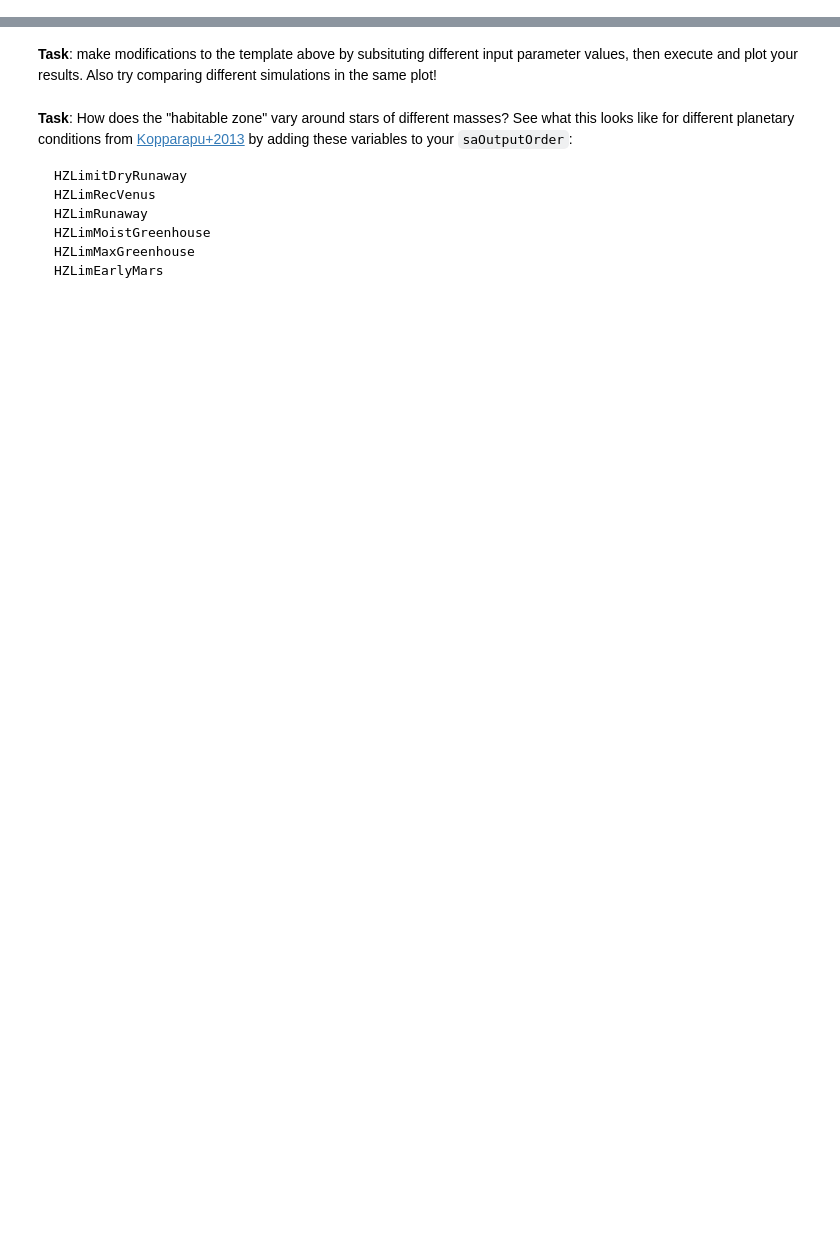
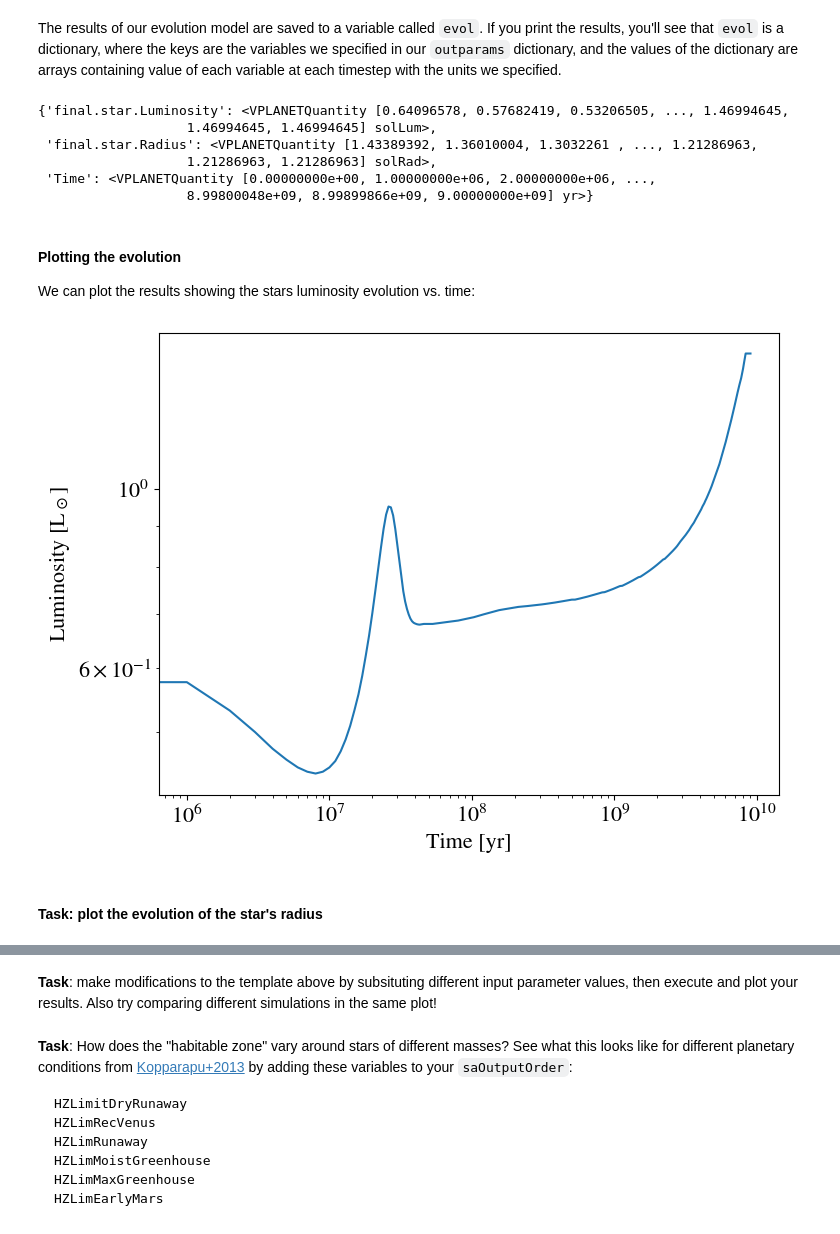
Before and after one commit to jbirky/yupra, a Jupyter notebook: tutorials/1_introduction_to_stellar.ipynb, the cells around one changed output, grey strips where cells are left out. Saved outputs shown, nothing was run; the diff lists cells and outputs as text; code cells hidden in the pictures; blank space fills up the shorter version.

```diff
--- a/tutorials/1_introduction_to_stellar.ipynb
+++ b/tutorials/1_introduction_to_stellar.ipynb
@@ -481,0 +46,4 @@ saOutputOrder Time Luminosity Radius Temperature LXUVTot RotPer
+# %%
+# Dictionary of input parameters and units
+inparams = {"star.dMass": u.Msun,
+            "vpl.dStopTime": u.Gyr}
@@ -481,0 +54,4 @@ saOutputOrder Time Luminosity Radius Temperature LXUVTot RotPer
+# %%
+# Dictionary of output parameters and units
+outparams = {"final.star.Radius": u.Rsun,
+             "final.star.Luminosity": u.Lsun}
@@ -481,0 +66,8 @@ saOutputOrder Time Luminosity Radius Temperature LXUVTot RotPer
+# %%
+vpm = vpi.VplanetModel(inparams=inparams,
+                       outparams=outparams,
+                       inpath=inpath,
+                       outpath=outpath,
+                       time_init=5e6*u.yr,
+                       timesteps=1e6*u.yr,
+                       verbose=True)
@@ -481,0 +82,4 @@ saOutputOrder Time Luminosity Radius Temperature LXUVTot RotPer
+# %%
+# Run the vplanet model
+theta = np.array([1.0, 9.0])
+evol = vpm.run_model(theta, remove=False, outsubpath="solar_evol")
@@ -481,0 +100,27 @@ saOutputOrder Time Luminosity Radius Temperature LXUVTot RotPer
+# %% [markdown]
+The results of our evolution model are saved to a variable called `evol`. If you print the results, you'll see that `evol` is a dictionary, where the keys are the variables we specified in our `outparams` dictionary, and the values of the dictionary are arrays containing value of each variable at each timestep with the units we specified.
+# %%
+evol
+# %% [output]
+{'final.star.Luminosity': <VPLANETQuantity [0.64096578, 0.57682419, 0.53206505, ..., 1.46994645,
+                   1.46994645, 1.46994645] solLum>,
+ 'final.star.Radius': <VPLANETQuantity [1.43389392, 1.36010004, 1.3032261 , ..., 1.21286963,
+                   1.21286963, 1.21286963] solRad>,
+ 'Time': <VPLANETQuantity [0.00000000e+00, 1.00000000e+06, 2.00000000e+06, ...,
+                   8.99800048e+09, 8.99899866e+09, 9.00000000e+09] yr>}
+# %% [markdown]
+#### Plotting the evolution
+
+We can plot the results showing the stars luminosity evolution vs. time:
+# %%
+plt.figure(figsize=[8,6])
+plt.plot(evol["Time"], evol["final.star.Luminosity"])
+plt.xlabel("Time [yr]")
+plt.ylabel("Luminosity [L$_\odot$]")
+plt.xscale("log")
+plt.yscale("log")
+plt.show()
+# %% [output]
+[figure, added]
+# %% [markdown]
+#### Task: plot the evolution of the star's radius
```
Also changed, not shown: parts of 47 cells of this notebook, 31 other files.
